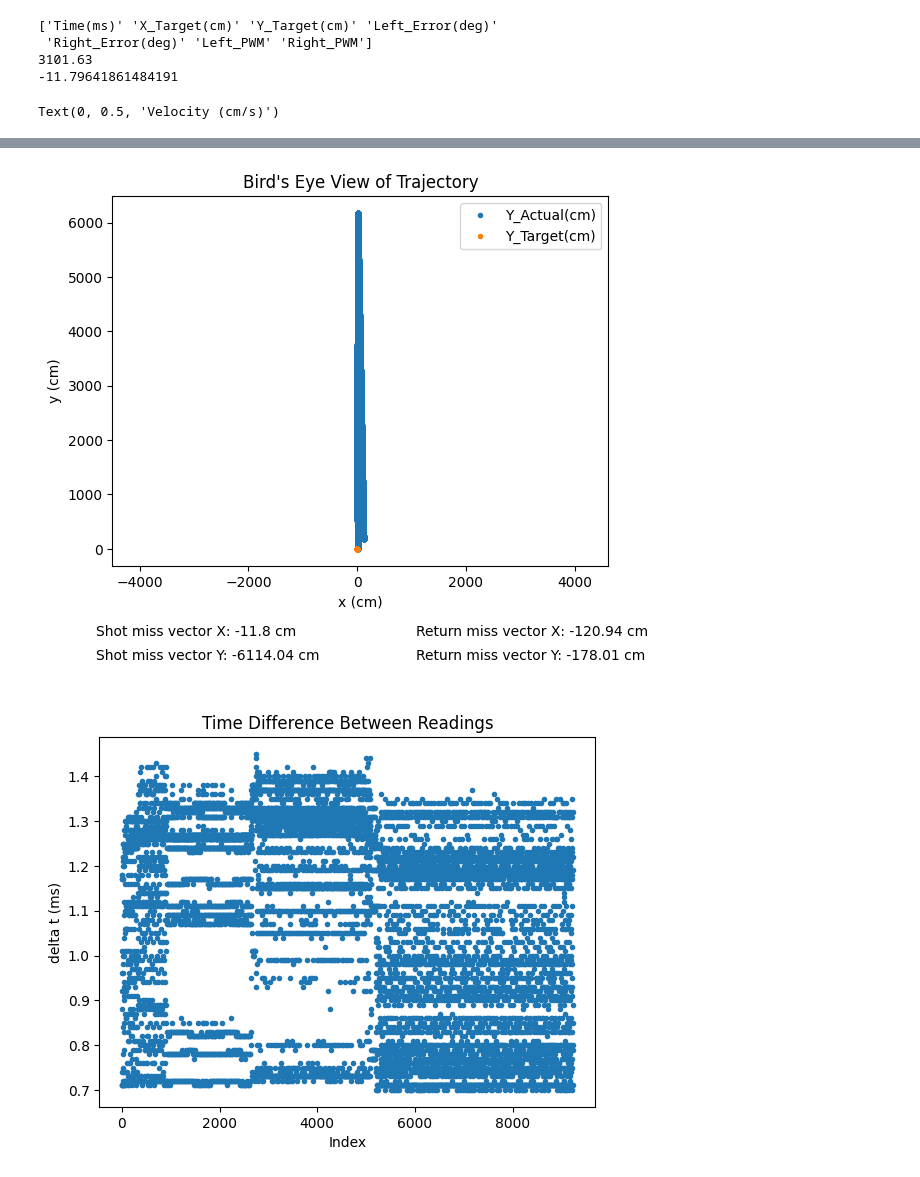
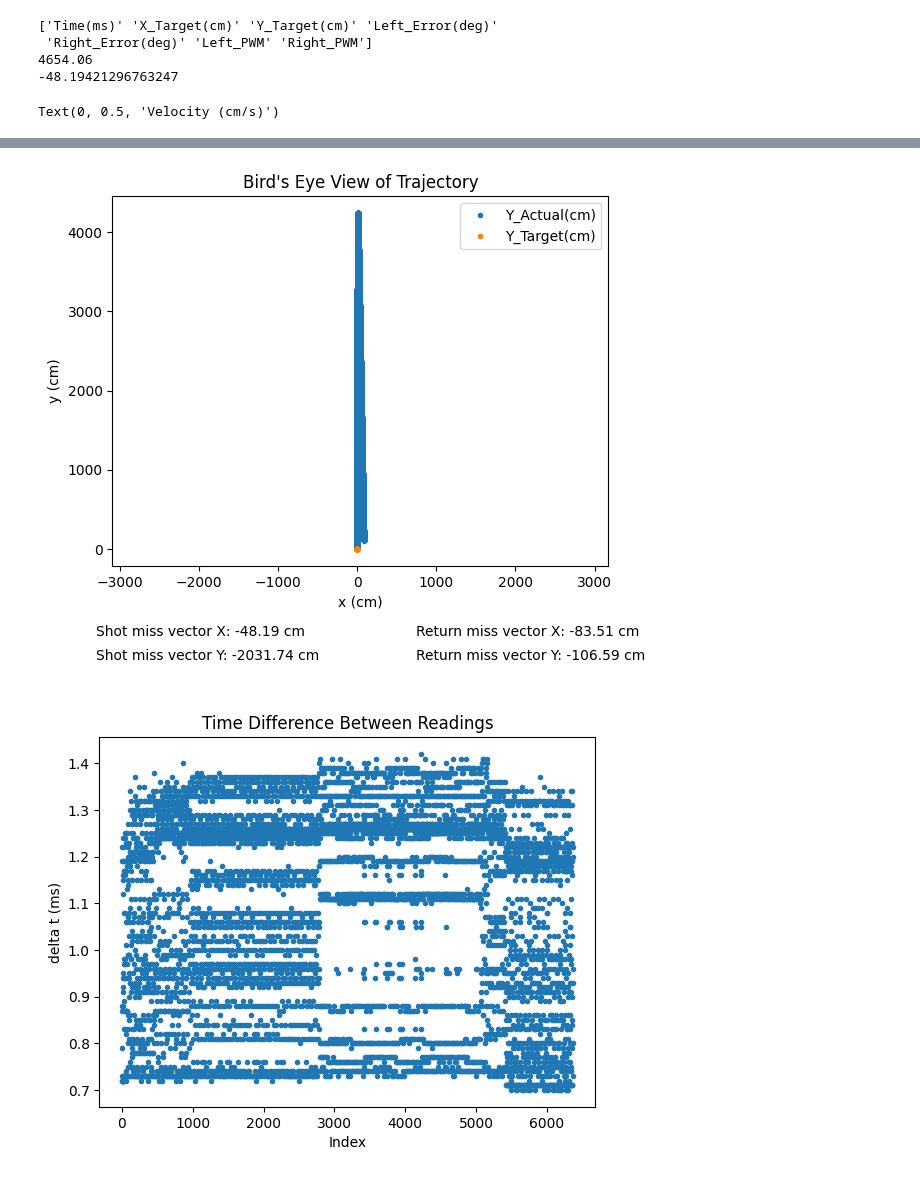
Before and after one commit to Air-Hockey-Robot/BluePill-LLC, a Jupyter notebook: analysis.ipynb, the cells around one changed output, grey strips where cells are left out. Cells and saved outputs as stored; diff of their text form; code cells hidden in the pictures.

```diff
--- a/analysis.ipynb
+++ b/analysis.ipynb
@@ -28,7 +28,7 @@ def xy_to_theta(x, y):
 csv_signature = "BEGIN CSV"
 # %%
 all_files = os.listdir('data')
-most_recent_file = all_files[-1] # most recent file will be last alphabetically
+most_recent_file = all_files[-3] # most recent file will be last alphabetically
 
 with open('data/' + most_recent_file, 'r', encoding='utf-8') as f:
     file_contents = f.read()
@@ -69,14 +69,17 @@ table['X_Target_Velocity(cm/s)'] = table['X_Target(cm)'].diff() / table['delta t
 table['Y_Velocity(cm/s)'] = table['Y_Actual(cm)'].diff() / table['delta t(ms)'] * 1000
 table['Y_Target_Velocity(cm/s)'] = table['Y_Target(cm)'].diff() / table['delta t(ms)'] * 1000
 
+table['Left_Velocity(deg/s)'] = table['Left_Actual(deg)'].diff() / table['delta t(ms)'] * 1000
+table['Right_Velocity(deg/s)'] = table['Right_Actual(deg)'].diff() / table['delta t(ms)'] * 1000
+
 t_path_change = table['delta t(ms)'].argmax()
 print(table['Time(ms)'][t_path_change])
 print(table['X_Error(cm)'][t_path_change - 1])
 # %% [output]
 ['Time(ms)' 'X_Target(cm)' 'Y_Target(cm)' 'Left_Error(deg)'
  'Right_Error(deg)' 'Left_PWM' 'Right_PWM']
-3101.63
--11.79641861484191
+4654.06
+-48.19421296763247
 # %%
 plt.figure()
 plotted_values = ['X_Error(cm)', 'Y_Error(cm)']
@@ -213,5 +216,14 @@ plt.legend(['Measured Y Vel', 'Target Y Vel'])
 plt.title('Y Velocity')
 plt.xlabel('Time (ms)')
 plt.ylabel('Velocity (cm/s)')
+
+
+plt.figure()
+plt.plot(table['Time(ms)'], table['Left_Velocity(deg/s)'], marker='.', linestyle='none')
+plt.plot(table['Time(ms)'], table['Right_Velocity(deg/s)'], marker='.', linestyle='none')
+plt.legend(['Measured X Vel', 'Target X Vel'])
+plt.title('X Velocity')
+plt.xlabel('Time (ms)')
+plt.ylabel('Velocity (cm/s)')
 # %% [output]
 Text(0, 0.5, 'Velocity (cm/s)')
@@ -225,2 +237,2 @@ Text(0, 0.5, 'Velocity (cm/s)')
-[figure, old version]
+[figure, new version]
-[figure, old version]
+[figure, new version]
```
Also changed, not shown: parts of 1 cell of this notebook, 31 other files.
